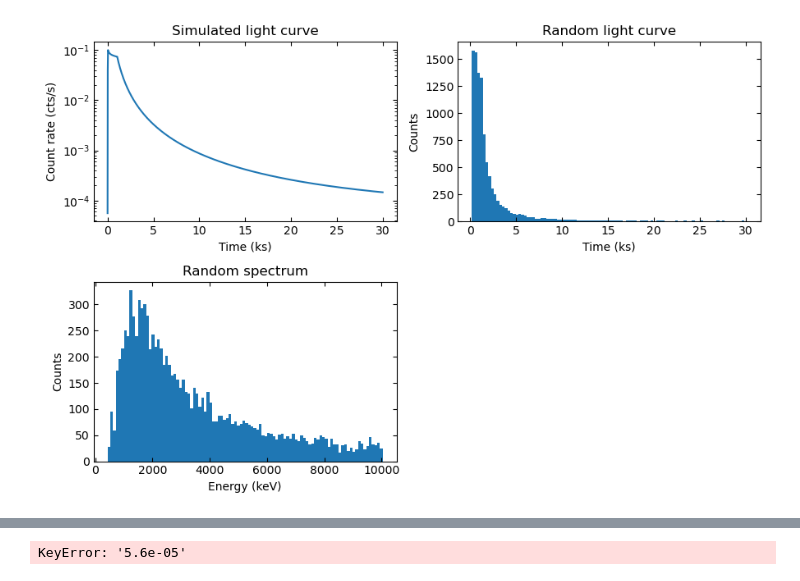
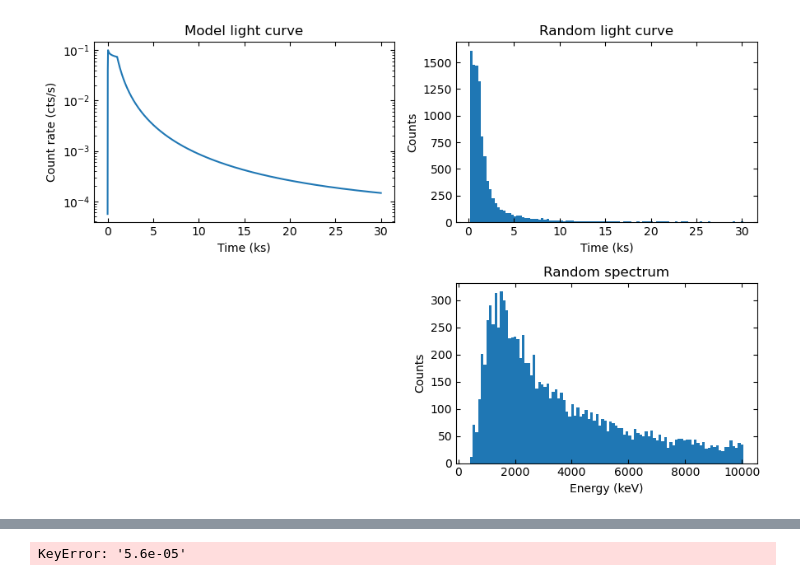
Before and after one commit to jessecrans/bachelor-internship, a Jupyter notebook: code/simulation/Simulations.ipynb, the cells around one changed output, grey strips where cells are left out. Saved outputs shown, nothing was run; the diff lists cells and outputs as text; code cells hidden in the pictures.

```diff
--- a/code/simulation/Simulations.ipynb
+++ b/code/simulation/Simulations.ipynb
@@ -15,13 +15,13 @@ import os
 from simulation_functions import *
 # %%
 t, function, simulated_time, energy = simulate_FXRT(
-    T_exp=100,
+    T_exp=30,
     t_bin=10,
     t_0=0,
     t_1_offset=50,
-    t_2_offset=1 * 20000,
-    alpha_1=-0,
-    alpha_2=-3,
+    t_2_offset=1 * 1000,
+    alpha_1=-0.1,
+    alpha_2=-2,
     background=5.6e-5,
     total_counts=10000,
     peak=1e-1,
@@ -70,34 +30,34 @@ plt.savefig('plots/sample_lightcurve_long_w50.jpg')
 # %%
 fig, axs = plt.subplots(2, 2, figsize=(9, 6))
 
 # light curve
 axs[0, 0].plot(t / 1000, function, label='Input light curve')
-axs[0, 0].set_title('Simulated light curve')
+axs[0, 0].set_title('Model light curve')
 axs[0, 0].set_xlabel('Time (ks)')
 axs[0, 0].set_ylabel('Count rate (cts/s)')
 axs[0, 0].set_yscale('log')
 axs[0, 0].tick_params(direction='in', which='both', top=True, right=True)
 
 # random light curve
 axs[0, 1].hist(simulated_time / 1000, bins=100, label='Simulated light curve', align='right')
 axs[0, 1].set_title('Random light curve')
 axs[0, 1].set_xlabel('Time (ks)')
 axs[0, 1].set_ylabel('Counts')
 axs[0, 1].tick_params(direction='in', which='both', top=True, right=True)
 
+axs[1, 0].axis('off')
+
 # spectrum
-axs[1, 0].hist(energy, bins=100, label='Random spectrum', align='right')
-axs[1, 0].set_title('Random spectrum')
-axs[1, 0].set_xlabel('Energy (keV)')
-axs[1, 0].set_ylabel('Counts')
-axs[1, 0].tick_params(direction='in', which='both', top=True, right=True)
-
-axs[1, 1].axis('off')
+axs[1, 1].hist(energy, bins=100, label='Random spectrum', align='right')
+axs[1, 1].set_title('Random spectrum')
+axs[1, 1].set_xlabel('Energy (keV)')
+axs[1, 1].set_ylabel('Counts')
+axs[1, 1].tick_params(direction='in', which='both', top=True, right=True)
 
 plt.tight_layout()
 plt.show()
 # %% [output]
-[figure, old version]
+[figure, new version]
 # %%
 # Parameters
 chandra_exposure_times = np.array([
```
Also changed, not shown: parts of 2 cells of this notebook, 25 other files.
